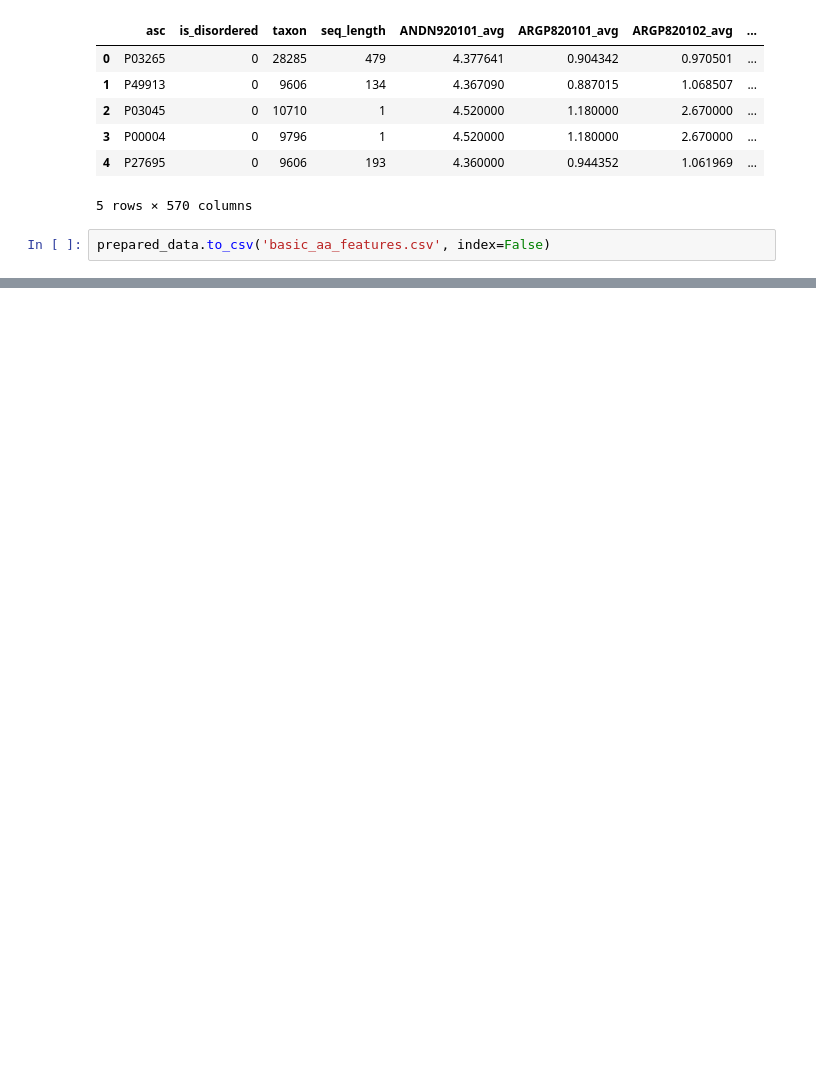
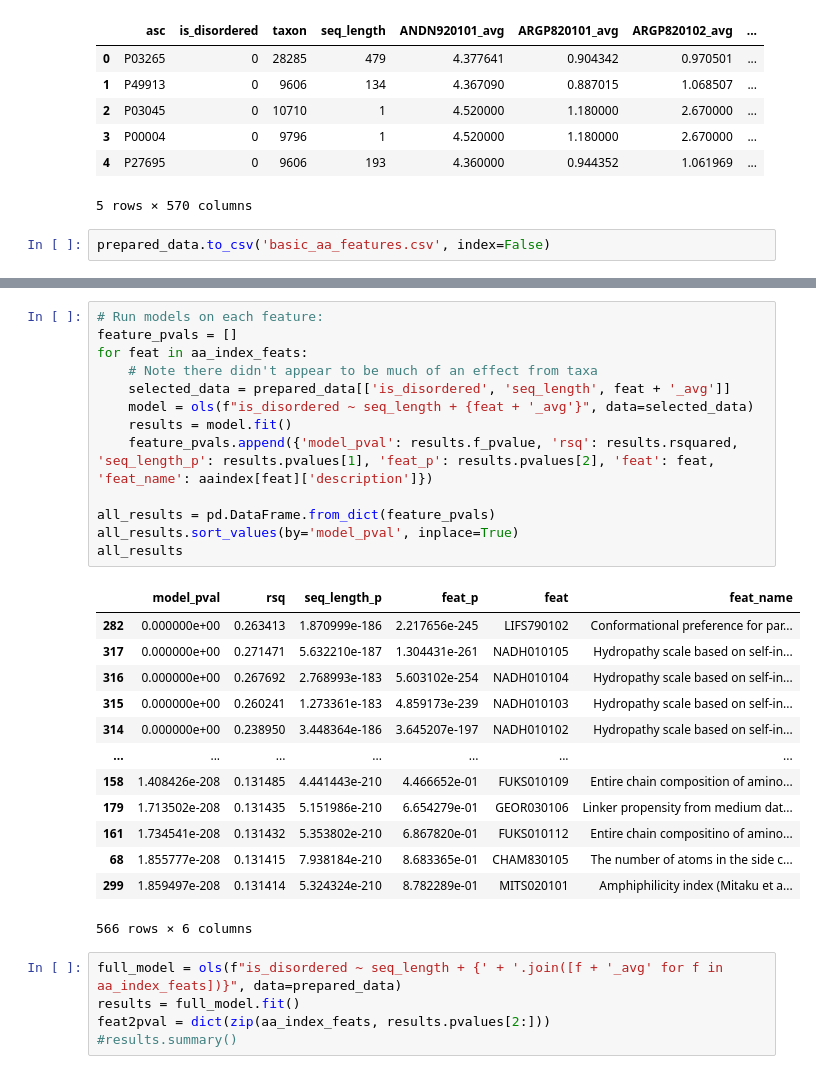
Before and after one commit to austinv11/IDP-Predictor, a Jupyter notebook: aaindex_feature_importance.ipynb, the cells around one changed output, grey strips where cells are left out. Drawn from its saved outputs; the diff is of its cells as text; blank space fills up the shorter version.

```diff
--- a/aaindex_feature_importance.ipynb
+++ b/aaindex_feature_importance.ipynb
@@ -110,0 +127,32 @@ ValueError: Columns must be same length as key
+# %%
+# Run models on each feature:
+feature_pvals = []
+for feat in aa_index_feats:
+    # Note there didn't appear to be much of an effect from taxa
+    selected_data = prepared_data[['is_disordered', 'seq_length', feat + '_avg']]
+    model = ols(f"is_disordered ~ seq_length + {feat + '_avg'}", data=selected_data)
+    results = model.fit()
+    feature_pvals.append({'model_pval': results.f_pvalue, 'rsq': results.rsquared, 'seq_length_p': results.pvalues[1], 'feat_p': results.pvalues[2], 'feat': feat, 'feat_name': aaindex[feat]['description']})
+
+all_results = pd.DataFrame.from_dict(feature_pvals)
+all_results.sort_values(by='model_pval', inplace=True)
+all_results
+# %% [output]
+|  | model_pval | rsq | seq_length_p | feat_p | feat | feat_name |
+| 282 | 0.000000e+00 | 0.263413 | 1.870999e-186 | 2.217656e-245 | LIFS790102 | Conformational preference for par... |
+| 317 | 0.000000e+00 | 0.271471 | 5.632210e-187 | 1.304431e-261 | NADH010105 | Hydropathy scale based on self-in... |
+| 316 | 0.000000e+00 | 0.267692 | 2.768993e-183 | 5.603102e-254 | NADH010104 | Hydropathy scale based on self-in... |
+| 315 | 0.000000e+00 | 0.260241 | 1.273361e-183 | 4.859173e-239 | NADH010103 | Hydropathy scale based on self-in... |
+| 314 | 0.000000e+00 | 0.238950 | 3.448364e-186 | 3.645207e-197 | NADH010102 | Hydropathy scale based on self-in... |
+| ... | ... | ... | ... | ... | ... | ... |
+| 158 | 1.408426e-208 | 0.131485 | 4.441443e-210 | 4.466652e-01 | FUKS010109 | Entire chain composition of amino... |
+| 179 | 1.713502e-208 | 0.131435 | 5.151986e-210 | 6.654279e-01 | GEOR030106 | Linker propensity from medium dat... |
+| 161 | 1.734541e-208 | 0.131432 | 5.353802e-210 | 6.867820e-01 | FUKS010112 | Entire chain compositino of amino... |
+| 68 | 1.855777e-208 | 0.131415 | 7.938184e-210 | 8.683365e-01 | CHAM830105 | The number of atoms in the side c... |
+| 299 | 1.859497e-208 | 0.131414 | 5.324324e-210 | 8.782289e-01 | MITS020101 | Amphiphilicity index (Mitaku et a... |
+566 rows × 6 columns
+# %%
+full_model = ols(f"is_disordered ~ seq_length + {' + '.join([f + '_avg' for f in aa_index_feats])}", data=prepared_data)
+results = full_model.fit()
+feat2pval = dict(zip(aa_index_feats, results.pvalues[2:]))
+#results.summary()
```
Also changed, not shown: parts of 4 cells of this notebook.
